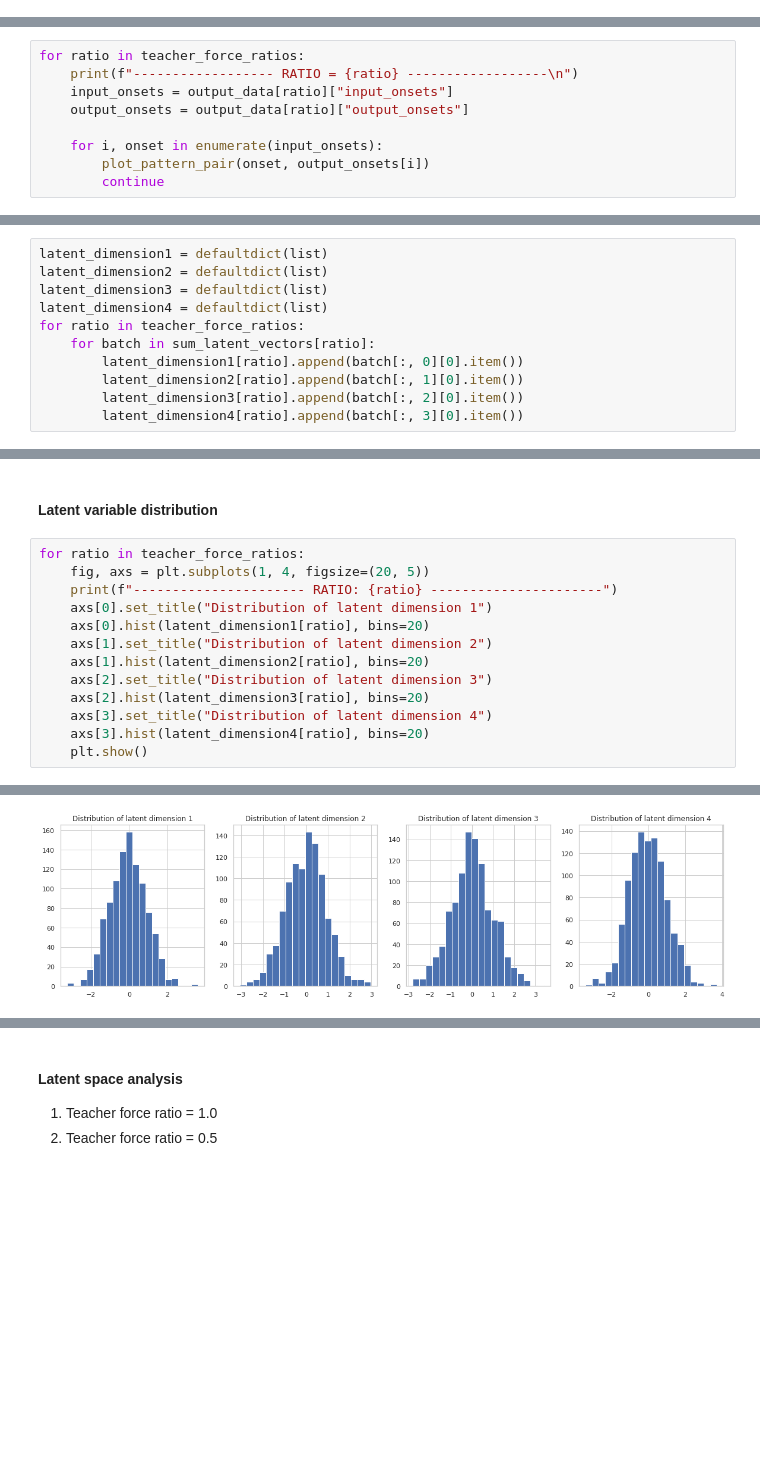
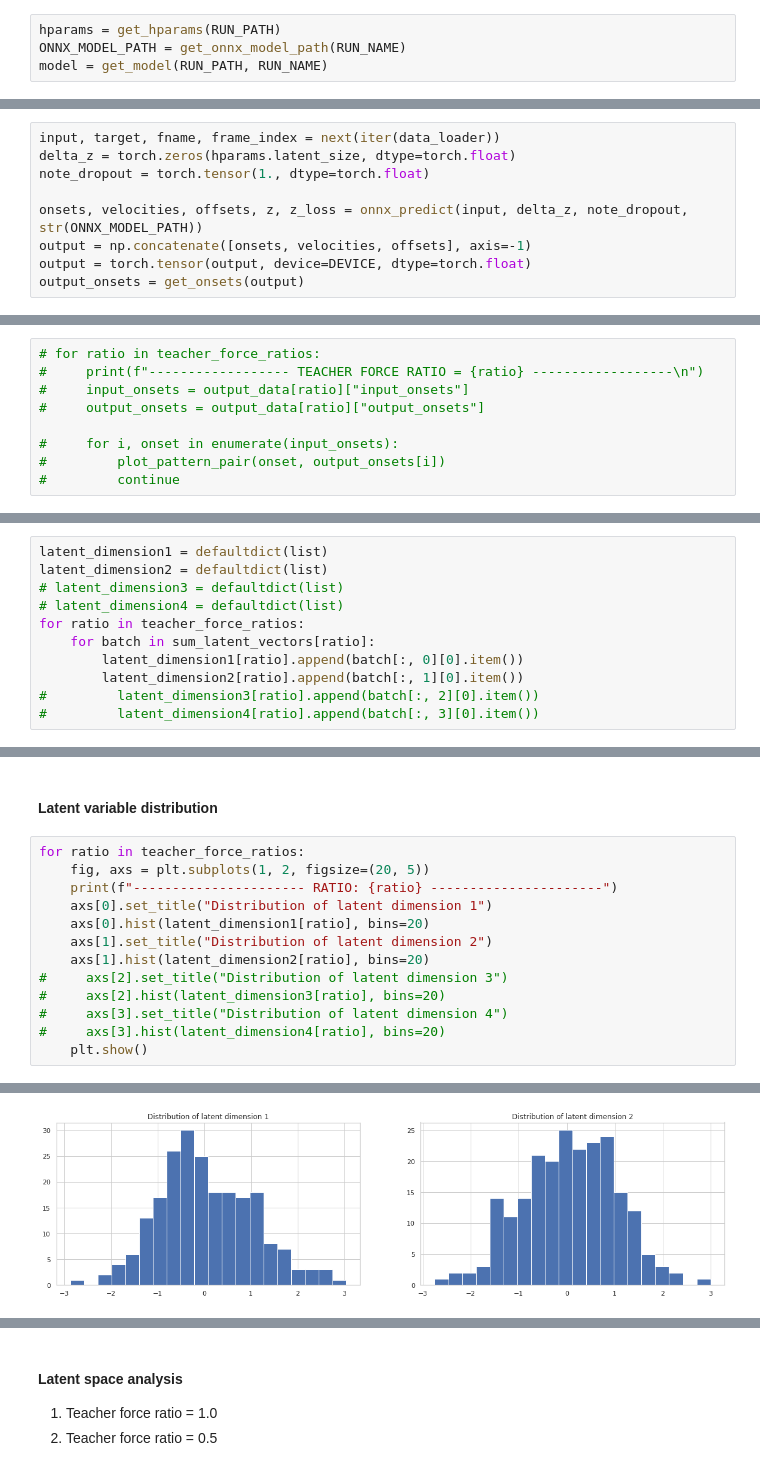
Before and after one commit to mxkrn/drum-sequencer-vae, a Jupyter notebook: notebooks/evaluation.ipynb, the cells around one changed output, grey strips where cells are left out. Drawn from its saved outputs; the diff is of its cells as text; blank space fills up the shorter version.

```diff
--- a/notebooks/evaluation.ipynb
+++ b/notebooks/evaluation.ipynb
@@ -100,3 +107,7 @@ VAE(
+# %%
+hparams = get_hparams(RUN_PATH)
+ONNX_MODEL_PATH = get_onnx_model_path(RUN_NAME)
+model = get_model(RUN_PATH, RUN_NAME)
 # %% [markdown]
 ## Evaluation
 
@@ -133,3 +157,12 @@ def normalize(pattern):
+# %%
+input, target, fname, frame_index = next(iter(data_loader))
+delta_z = torch.zeros(hparams.latent_size, dtype=torch.float)
+note_dropout = torch.tensor(1., dtype=torch.float)
+
+onsets, velocities, offsets, z, z_loss = onnx_predict(input, delta_z, note_dropout, str(ONNX_MODEL_PATH))
+output = np.concatenate([onsets, velocities, offsets], axis=-1)
+output = torch.tensor(output, device=DEVICE, dtype=torch.float)
+output_onsets = get_onsets(output)
 # %%
 output_data = OrderedDict()
 teacher_force_ratios = [1.0, 0.8, 0.6, 0.4, 0.2, 0.0]
@@ -223,9 +266,9 @@ def plot_pattern_pair(input, output):
 # %%
-for ratio in teacher_force_ratios:
-    print(f"------------------ RATIO = {ratio} ------------------\n")
-    input_onsets = output_data[ratio]["input_onsets"]
-    output_onsets = output_data[ratio]["output_onsets"]
+# for ratio in teacher_force_ratios:
+#     print(f"------------------ TEACHER FORCE RATIO = {ratio} ------------------\n")
+#     input_onsets = output_data[ratio]["input_onsets"]
+#     output_onsets = output_data[ratio]["output_onsets"]
 
-    for i, onset in enumerate(input_onsets):
-        plot_pattern_pair(onset, output_onsets[i])
-        continue
+#     for i, onset in enumerate(input_onsets):
+#         plot_pattern_pair(onset, output_onsets[i])
+#         continue
@@ -335,14 +366,14 @@ plt.show()
 # %%
 latent_dimension1 = defaultdict(list)
 latent_dimension2 = defaultdict(list)
-latent_dimension3 = defaultdict(list)
-latent_dimension4 = defaultdict(list)
+# latent_dimension3 = defaultdict(list)
+# latent_dimension4 = defaultdict(list)
 for ratio in teacher_force_ratios:
     for batch in sum_latent_vectors[ratio]:
         latent_dimension1[ratio].append(batch[:, 0][0].item())
         latent_dimension2[ratio].append(batch[:, 1][0].item())
-        latent_dimension3[ratio].append(batch[:, 2][0].item())
-        latent_dimension4[ratio].append(batch[:, 3][0].item())
+#         latent_dimension3[ratio].append(batch[:, 2][0].item())
+#         latent_dimension4[ratio].append(batch[:, 3][0].item())
 # %%
 test_ratios = [0.1, 0.3, 0.5, 0.7, 0.9]
 for ratio in teacher_force_ratios:
@@ -372,16 +403,16 @@ for ratio in teacher_force_ratios:
 #### Latent variable distribution
 # %%
 for ratio in teacher_force_ratios:
-    fig, axs = plt.subplots(1, 4, figsize=(20, 5))
+    fig, axs = plt.subplots(1, 2, figsize=(20, 5))
     print(f"---------------------- RATIO: {ratio} ----------------------")
     axs[0].set_title("Distribution of latent dimension 1")
     axs[0].hist(latent_dimension1[ratio], bins=20)
     axs[1].set_title("Distribution of latent dimension 2")
     axs[1].hist(latent_dimension2[ratio], bins=20)
-    axs[2].set_title("Distribution of latent dimension 3")
-    axs[2].hist(latent_dimension3[ratio], bins=20)
-    axs[3].set_title("Distribution of latent dimension 4")
-    axs[3].hist(latent_dimension4[ratio], bins=20)
+#     axs[2].set_title("Distribution of latent dimension 3")
+#     axs[2].hist(latent_dimension3[ratio], bins=20)
+#     axs[3].set_title("Distribution of latent dimension 4")
+#     axs[3].hist(latent_dimension4[ratio], bins=20)
     plt.show()
 # %% [output]
 ---------------------- RATIO: 1.0 ----------------------
@@ -391,3 +422,3 @@ for ratio in teacher_force_ratios:
 ---------------------- RATIO: 0.6 ----------------------
-[figure, old version]
+[figure, new version]
 ---------------------- RATIO: 0.4 ----------------------
```
Also changed, not shown: parts of 68 cells of this notebook, 22 other files.
